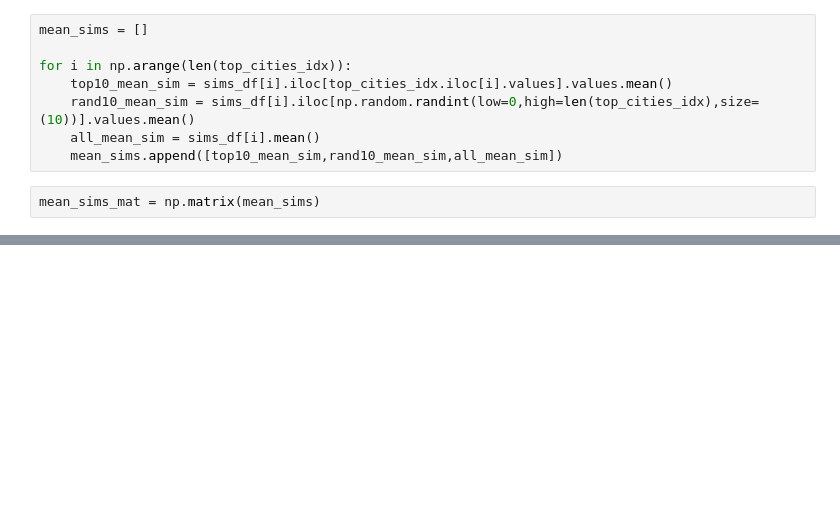
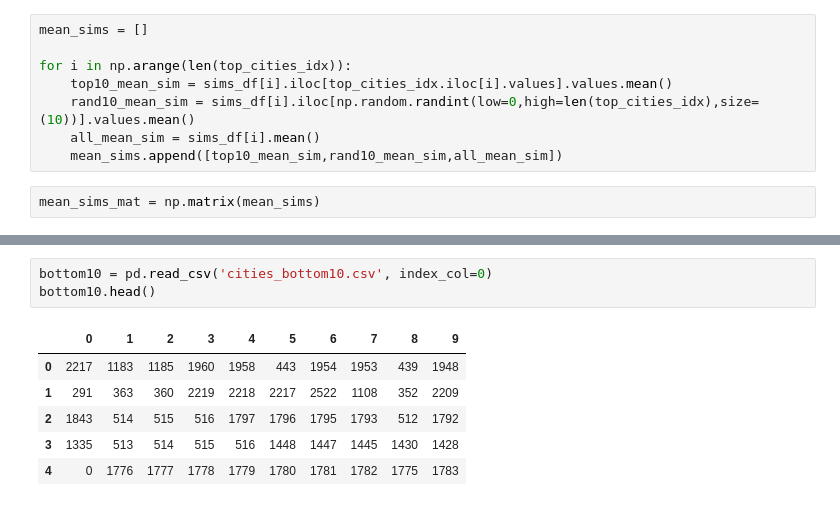
Before and after one commit to sq2141/city-discovery, a Jupyter notebook: cnn_VGG16.ipynb, the cells around one changed output, grey strips where cells are left out. Saved outputs shown, nothing was run; the diff lists cells and outputs as text; blank space fills up the shorter version.

```diff
--- a/cnn_VGG16.ipynb
+++ b/cnn_VGG16.ipynb
@@ -250,0 +253,10 @@ scipy.stats.mannwhitneyu(mean_sims_df.iloc[:,0],mean_sims_df.iloc[:,1])
+# %%
+bottom10 = pd.read_csv('cities_bottom10.csv', index_col=0)
+bottom10.head()
+# %% [output]
+|  | 0 | 1 | 2 | 3 | 4 | 5 | 6 | 7 | 8 | 9 |
+| 0 | 2217 | 1183 | 1185 | 1960 | 1958 | 443 | 1954 | 1953 | 439 | 1948 |
+| 1 | 291 | 363 | 360 | 2219 | 2218 | 2217 | 2522 | 1108 | 352 | 2209 |
+| 2 | 1843 | 514 | 515 | 516 | 1797 | 1796 | 1795 | 1793 | 512 | 1792 |
+| 3 | 1335 | 513 | 514 | 515 | 516 | 1448 | 1447 | 1445 | 1430 | 1428 |
+| 4 | 0 | 1776 | 1777 | 1778 | 1779 | 1780 | 1781 | 1782 | 1775 | 1783 |
```
Also changed, not shown: parts of 15 cells of this notebook, 5 other files.
